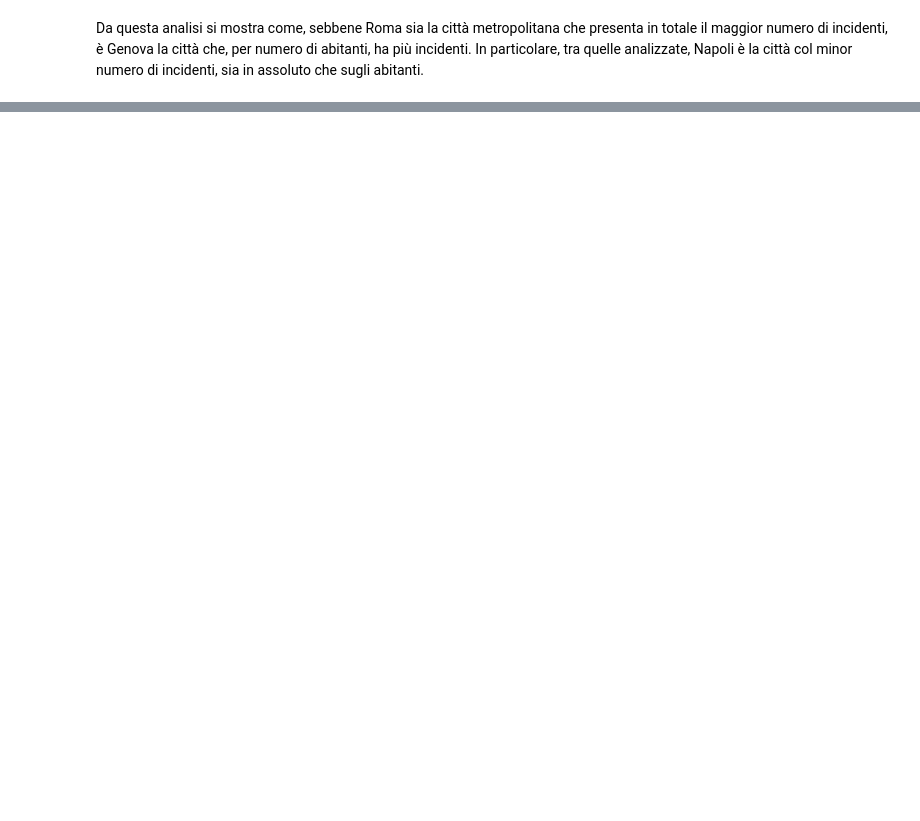
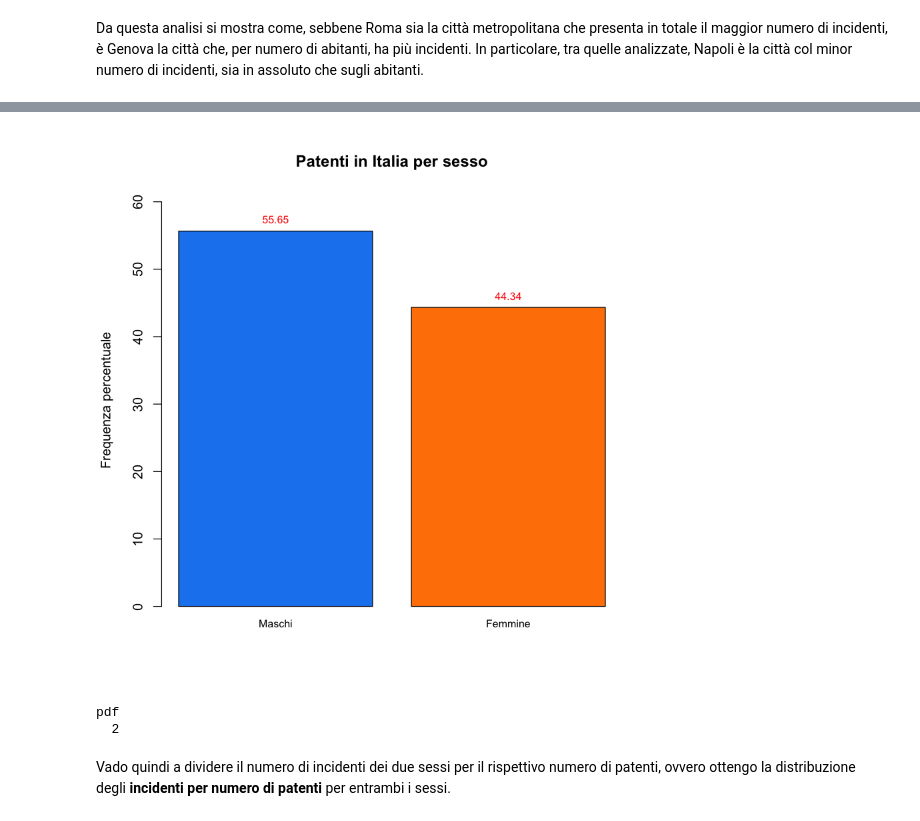
Before and after one commit to LeonardoAlchieri/car_accidents_italy, a Jupyter notebook: FINAL_notebook.ipynb, the cells around one changed output, grey strips where cells are left out. Saved outputs shown, nothing was run; the diff lists cells and outputs as text; code cells hidden in the pictures; blank space fills up the shorter version.

```diff
--- a/FINAL_notebook.ipynb
+++ b/FINAL_notebook.ipynb
@@ -156,0 +398,33 @@ Da questa analisi si mostra come, sebbene Roma sia la città metropolitana che p
+# %%
+# Grafico della frequenza percentuale dei due sessi per il numero di patenti
+tabella_patenti.percfreq <- as.numeric(as.character(as.integer(tabella_patenti/(tabella_patenti[1]+tabella_patenti[2])*10000)/100))
+ylim <- c(0, 1.1*max(tabella_patenti.percfreq))
+xx <- barplot(tabella_patenti.percfreq, xaxt = 'n', xlab = '', width = 0.85, ylim = ylim,
+              main = "Patenti in Italia per sesso",
+              ylab = "Frequenza percentuale",
+             col=c('#1a86ef','#ff8100'))
+text(x = xx, y = tabella_patenti.percfreq,
+     label = tabella_patenti.percfreq,
+     pos = 3, cex = 0.8, col = "red")
+axis(1, at=xx, labels=c("Maschi", "Femmine"), tick=FALSE, las=1, line=-0.5, cex.axis=0.8)
+# %% [output]
+[figure, added]
+# %%
+pdf("results/patenti_per_sesso.pdf")
+# Grafico della frequenza percentuale dei due sessi per il numero di patenti
+tabella_patenti.percfreq <- as.numeric(as.character(as.integer(tabella_patenti/(tabella_patenti[1]+tabella_patenti[2])*10000)/100))
+ylim <- c(0, 1.1*max(tabella_patenti.percfreq))
+xx <- barplot(tabella_patenti.percfreq, xaxt = 'n', xlab = '', width = 0.85, ylim = ylim,
+              main = "Patenti in Italia per sesso",
+              ylab = "Frequenza percentuale",
+             col=c('#1a86ef','#ff8100'))
+text(x = xx, y = tabella_patenti.percfreq,
+     label = tabella_patenti.percfreq,
+     pos = 3, cex = 0.8, col = "red")
+axis(1, at=xx, labels=c("Maschi", "Femmine"), tick=FALSE, las=1, line=-0.5, cex.axis=0.8)
+dev.off()
+# %% [output]
+pdf
+  2
+# %% [markdown]
+Vado quindi a dividere il numero di incidenti dei due sessi per il rispettivo numero di patenti, ovvero ottengo la distribuzione degli **incidenti per numero di patenti** per entrambi i sessi.
```
Also changed, not shown: parts of 121 cells of this notebook.
